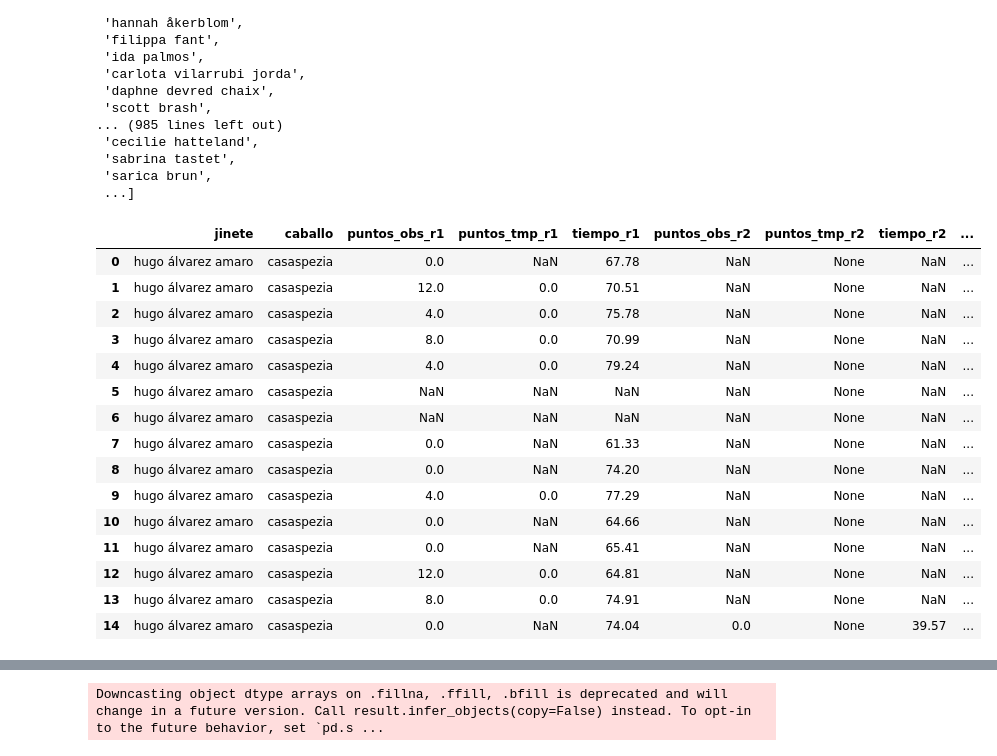
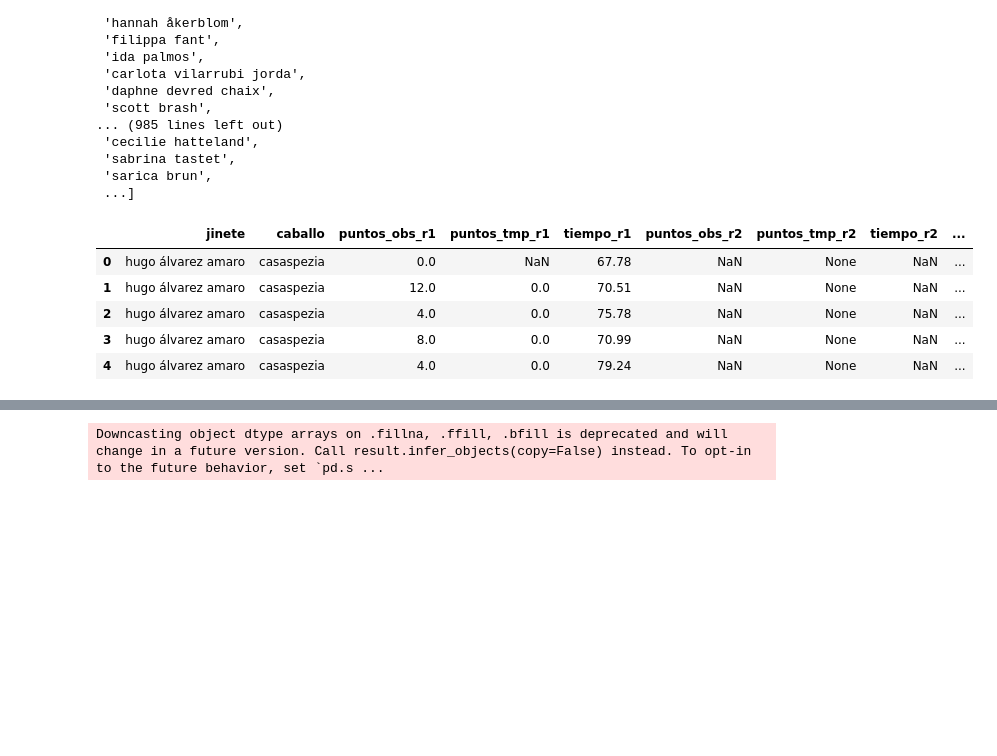
Before and after one commit to Gabijc/Proyecto_final_hipica, a Jupyter notebook: Notebooks/EDA.ipynb, the cells around one changed output, grey strips where cells are left out. Saved outputs shown, nothing was run; the diff lists cells and outputs as text; code cells hidden in the pictures; blank space fills up the shorter version.

```diff
--- a/Notebooks/EDA.ipynb
+++ b/Notebooks/EDA.ipynb
@@ -130,7 +130,9 @@ def info_jinete_caballo(jinete_entrada, caballo_entrada):
                 co.nombre_concurso,
                 r.estado,
                 p.fecha_prueba,
-                r.puesto
+                r.puesto,
+                co.fecha_inicio_concurso,
+                co.fecha_fin_concurso
             FROM resultados r
                 JOIN caballos c ON r.id_caballo = c.id_caballo
                 JOIN jinetes j ON r.id_jinete = j.id_jinete
@@ -201,24 +203,14 @@ def info_jinete_caballo(jinete_entrada, caballo_entrada):
     return jinete, caballo, edad_caballo, n_concursos, alturas_buenas, promedio_puntos_obs, promedio_veces_cero, binomio
 # %%
 df = info_jinete_caballo('hugo álvarez amaro', 'casaspezia')[-1]
-df
+df.head()
 # %% [output]
 |  | jinete | caballo | puntos_obs_r1 | puntos_tmp_r1 | tiempo_r1 | puntos_obs_r2 | puntos_tmp_r2 | tiempo_r2 | ... |
 | 0 | hugo álvarez amaro | casaspezia | 0.0 | NaN | 67.78 | NaN | None | NaN | ... |
 | 1 | hugo álvarez amaro | casaspezia | 12.0 | 0.0 | 70.51 | NaN | None | NaN | ... |
 | 2 | hugo álvarez amaro | casaspezia | 4.0 | 0.0 | 75.78 | NaN | None | NaN | ... |
 | 3 | hugo álvarez amaro | casaspezia | 8.0 | 0.0 | 70.99 | NaN | None | NaN | ... |
 | 4 | hugo álvarez amaro | casaspezia | 4.0 | 0.0 | 79.24 | NaN | None | NaN | ... |
-| 5 | hugo álvarez amaro | casaspezia | NaN | NaN | NaN | NaN | None | NaN | ... |
-| 6 | hugo álvarez amaro | casaspezia | NaN | NaN | NaN | NaN | None | NaN | ... |
-| 7 | hugo álvarez amaro | casaspezia | 0.0 | NaN | 61.33 | NaN | None | NaN | ... |
-| 8 | hugo álvarez amaro | casaspezia | 0.0 | NaN | 74.20 | NaN | None | NaN | ... |
-| 9 | hugo álvarez amaro | casaspezia | 4.0 | 0.0 | 77.29 | NaN | None | NaN | ... |
-| 10 | hugo álvarez amaro | casaspezia | 0.0 | NaN | 64.66 | NaN | None | NaN | ... |
-| 11 | hugo álvarez amaro | casaspezia | 0.0 | NaN | 65.41 | NaN | None | NaN | ... |
-| 12 | hugo álvarez amaro | casaspezia | 12.0 | 0.0 | 64.81 | NaN | None | NaN | ... |
-| 13 | hugo álvarez amaro | casaspezia | 8.0 | 0.0 | 74.91 | NaN | None | NaN | ... |
-| 14 | hugo álvarez amaro | casaspezia | 0.0 | NaN | 74.04 | 0.0 | None | 39.57 | ... |
 # %%
 tabla_md = f"""
 | Métrica               | Valor                        |
```
Also changed, not shown: parts of 7 cells of this notebook, 1 other file.
